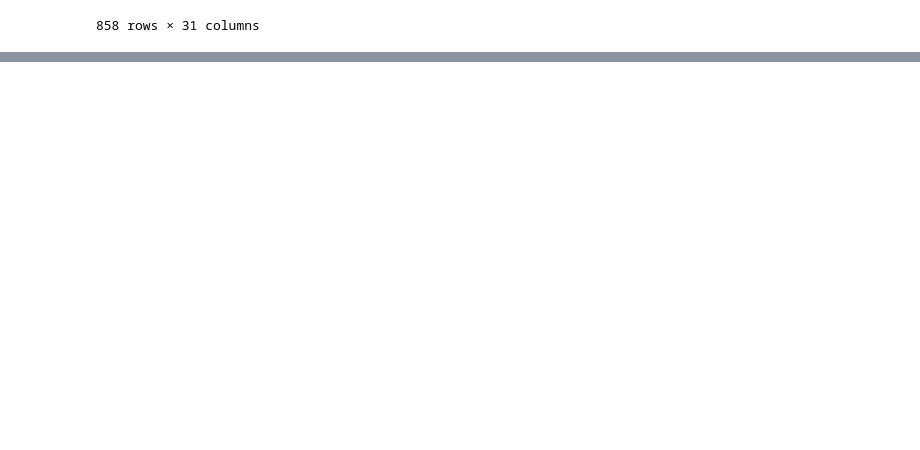
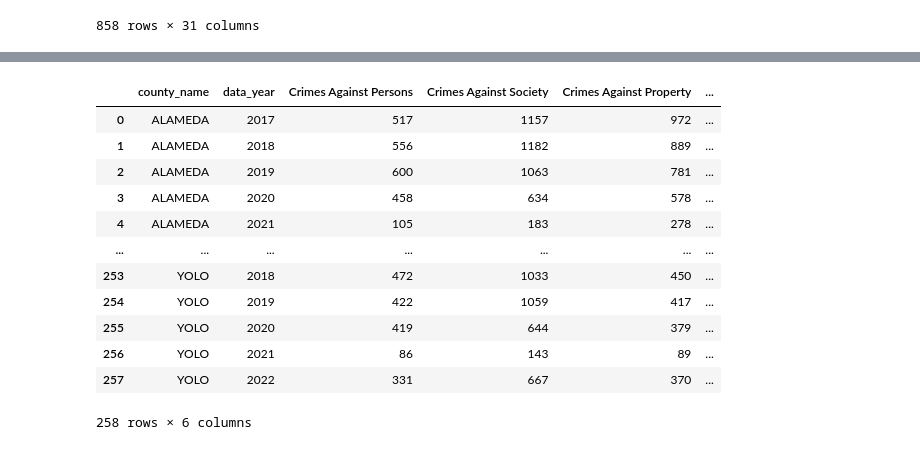
Before and after one commit to maryemackin/Crime_Plotters, a Jupyter notebook: Cleaning Test.ipynb, the cells around one changed output, grey strips where cells are left out. Saved outputs shown, nothing was run; the diff lists cells and outputs as text; code cells hidden in the pictures; blank space fills up the shorter version.

```diff
--- a/Cleaning Test.ipynb
+++ b/Cleaning Test.ipynb
@@ -501,0 +668,23 @@ county_level_data_consolidated.to_csv('Output/county_level_crime_data_consolidat
+# %%
+# Calculate the count of unique agencies for each county and year
+unique_agency_count_consolidated = agencies_with_all_years.groupby(['county_name', 'data_year'])['AGENCY_NAME'].nunique().reset_index()
+
+# Merge the unique agency count with county_level_data
+county_level_data_consolidated = county_level_data_consolidated.merge(unique_agency_count_consolidated, on=['county_name', 'data_year'], how='left')
+county_level_data_consolidated.rename(columns={'AGENCY_NAME': 'agency_count'}, inplace=True)
+
+county_level_data_consolidated
+# %% [output]
+|  | county_name | data_year | Crimes Against Persons | Crimes Against Society | Crimes Against Property | ... |
+| 0 | ALAMEDA | 2017 | 517 | 1157 | 972 | ... |
+| 1 | ALAMEDA | 2018 | 556 | 1182 | 889 | ... |
+| 2 | ALAMEDA | 2019 | 600 | 1063 | 781 | ... |
+| 3 | ALAMEDA | 2020 | 458 | 634 | 578 | ... |
+| 4 | ALAMEDA | 2021 | 105 | 183 | 278 | ... |
+| ... | ... | ... | ... | ... | ... | ... |
+| 253 | YOLO | 2018 | 472 | 1033 | 450 | ... |
+| 254 | YOLO | 2019 | 422 | 1059 | 417 | ... |
+| 255 | YOLO | 2020 | 419 | 644 | 379 | ... |
+| 256 | YOLO | 2021 | 86 | 143 | 89 | ... |
+| 257 | YOLO | 2022 | 331 | 667 | 370 | ... |
+258 rows × 6 columns
```
Also changed, not shown: parts of 19 cells of this notebook.
